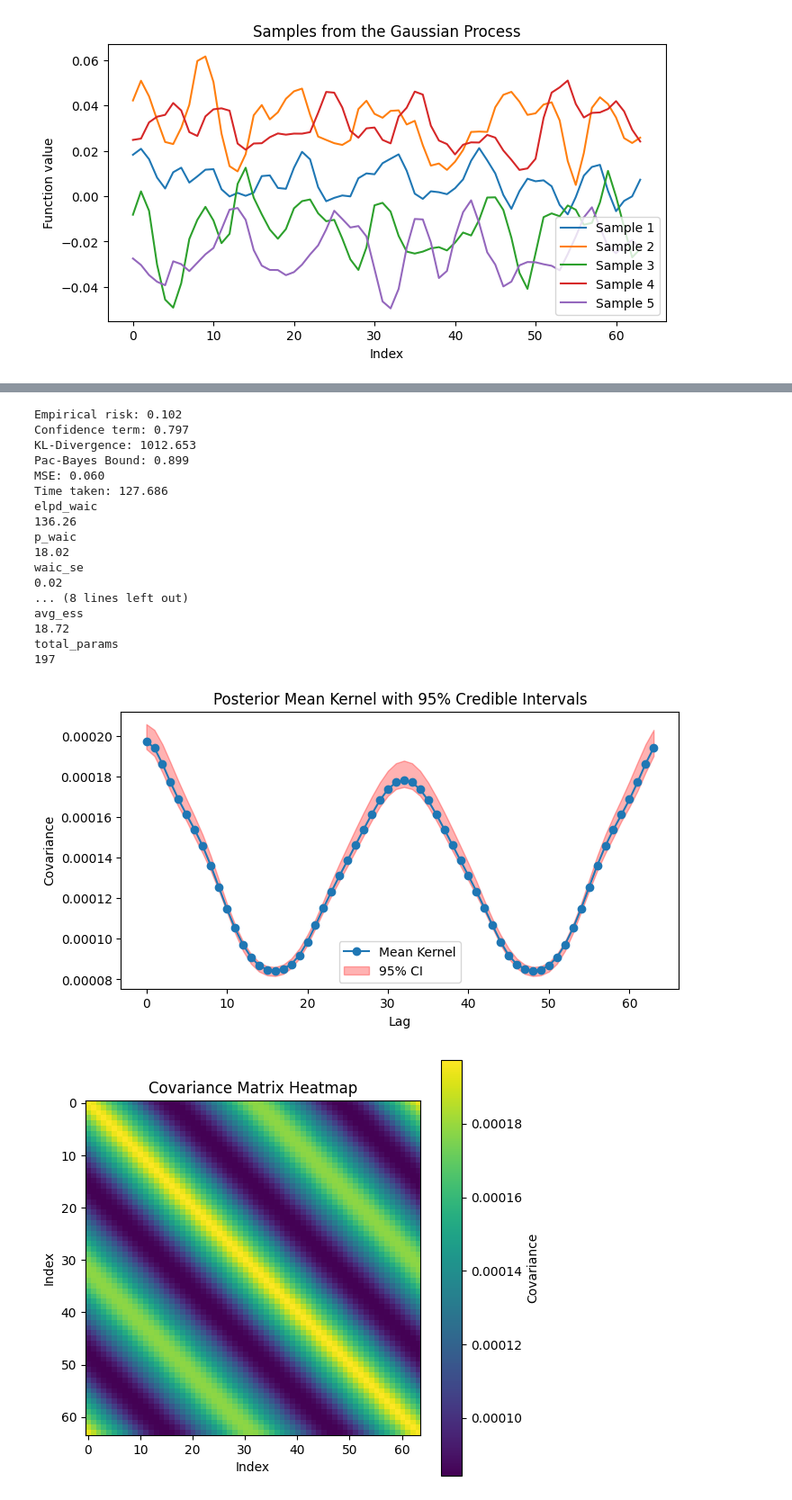
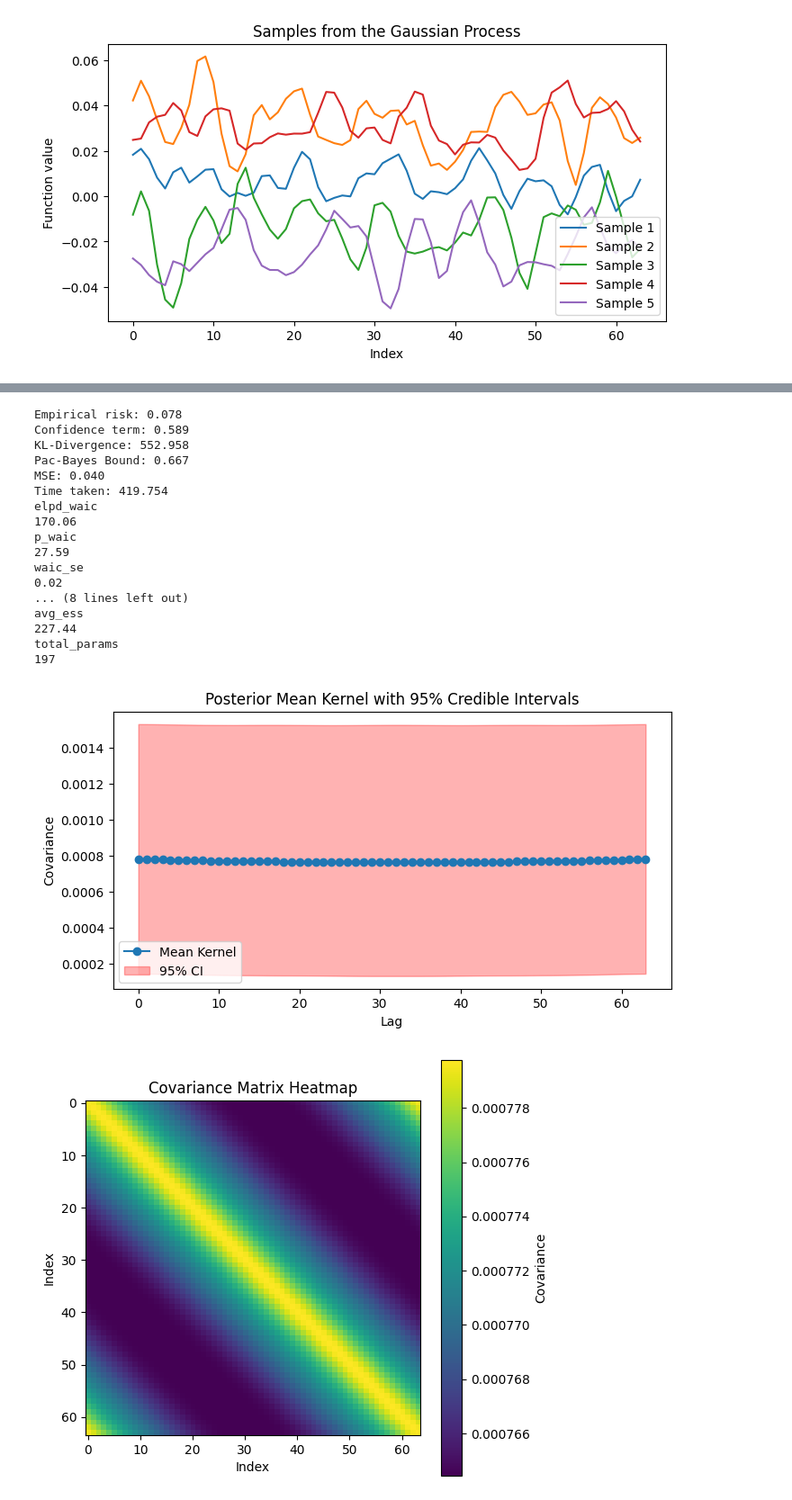
Before and after one commit to josephmargaryan/quantbayes, a Jupyter notebook: bochners_theorem.ipynb, the cells around one changed output, grey strips where cells are left out. Shown at 90% size. Cells and saved outputs as stored; diff of their text form; code cells hidden in the pictures.

```diff
--- a/bochners_theorem.ipynb
+++ b/bochners_theorem.ipynb
@@ -462,7 +462,7 @@ y_test = jnp.array(y_test)
 class Test(bnn.Module):
     def __init__(self):
         super().__init__()
-        self.fft_layer = bnn.CirculantProcess(64, use_bias=False)
+        self.fft_layer = bnn.CirculantProcess(64, use_bias=True)
     def __call__(self, X, y=None):
         N, D = X.shape
         X = self.fft_layer(X)
@@ -599,19 +600,19 @@ arviz - WARNING - Shape validation failed: input_shape: (1, 1000), minimum_shape
-Empirical risk: 0.102
-Confidence term: 0.797
-KL-Divergence: 1012.653
-Pac-Bayes Bound: 0.899
-MSE: 0.060
-Time taken: 127.686
+Empirical risk: 0.078
+Confidence term: 0.589
+KL-Divergence: 552.958
+Pac-Bayes Bound: 0.667
+MSE: 0.040
+Time taken: 419.754
 elpd_waic
-136.26
+170.06
 p_waic
-18.02
+27.59
 waic_se
 0.02
 ... (8 lines left out)
 avg_ess
-18.72
+227.44
 total_params
 197
-[figure, old version]
+[figure, new version]
-[figure, old version]
+[figure, new version]
```
Also changed, not shown: parts of 3 cells of this notebook, 4 other files.
